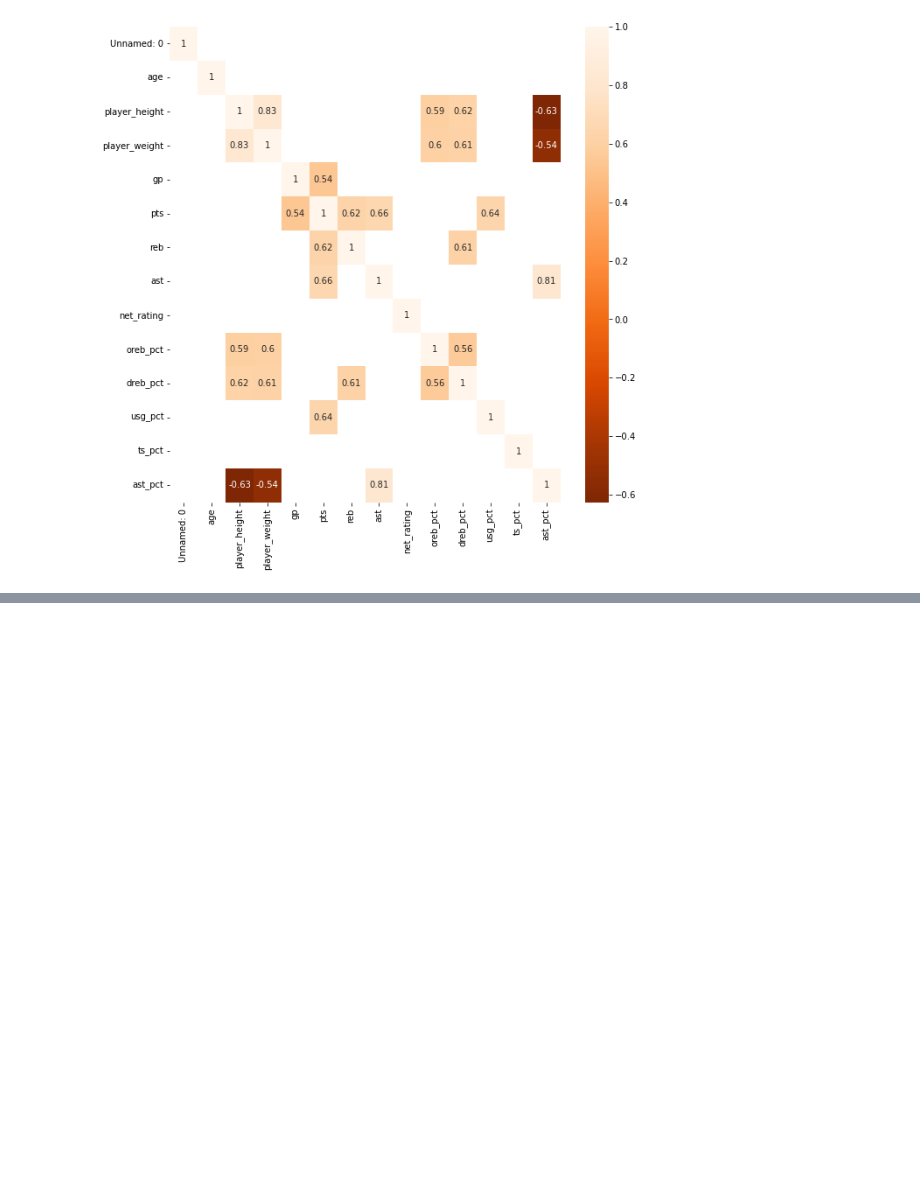
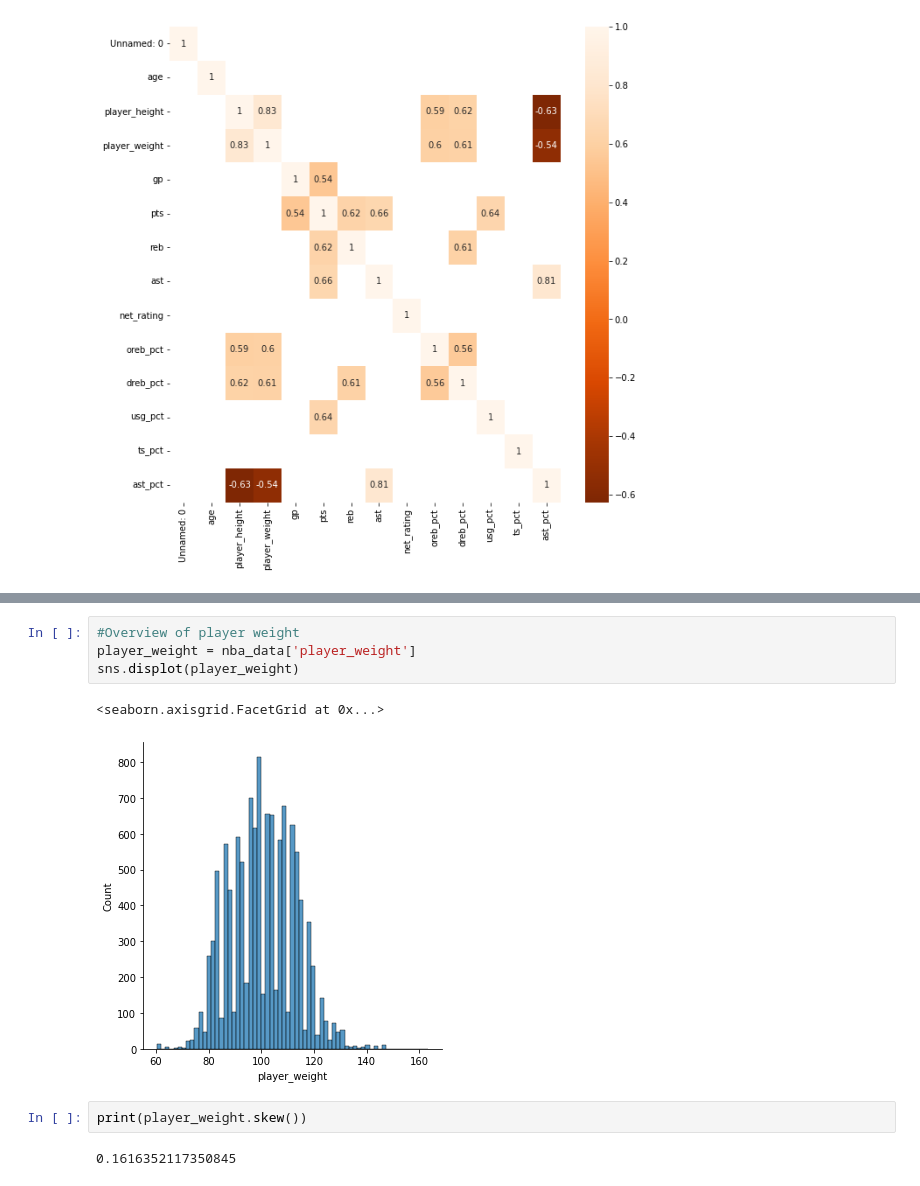
Before and after one commit to aoehiagwina/NBA_EDA, a Jupyter notebook: NBA Exploratory Data Analysis.ipynb, the cells around one changed output, grey strips where cells are left out. Cells and saved outputs as stored; diff of their text form; blank space fills up the shorter version.

Commit message:
Third commit
more detailed overview of the dataset

```diff
--- a/NBA Exploratory Data Analysis.ipynb
+++ b/NBA Exploratory Data Analysis.ipynb
@@ -104,0 +183,11 @@ sns.heatmap(correlation, annot=True, cmap = plt.cm.Oranges_r)
+# %%
+#Overview of player weight
+player_weight = nba_data['player_weight']
+sns.displot(player_weight)
+# %% [output]
+<seaborn.axisgrid.FacetGrid at 0x...>
+[figure, added]
+# %%
+print(player_weight.skew())
+# %% [output]
+0.1616352117350845
```
Also changed, not shown: parts of 8 cells of this notebook.
